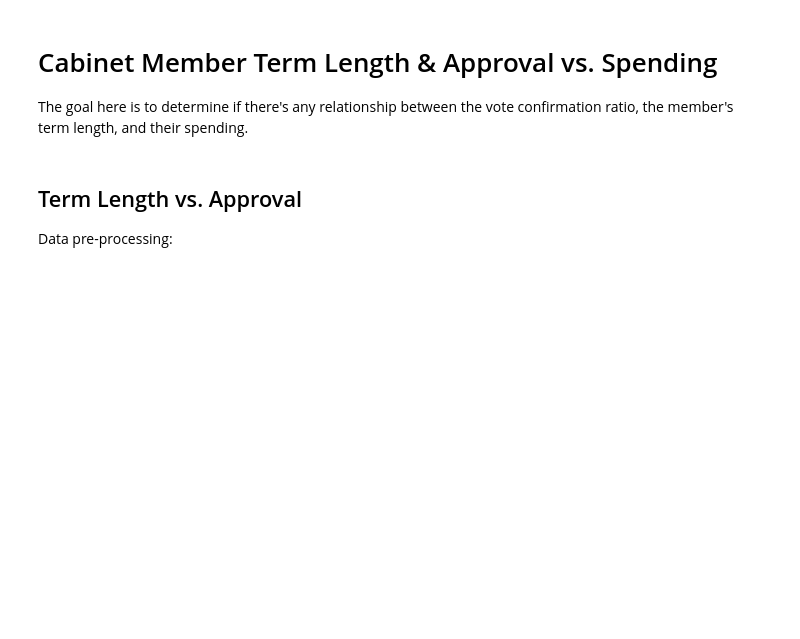
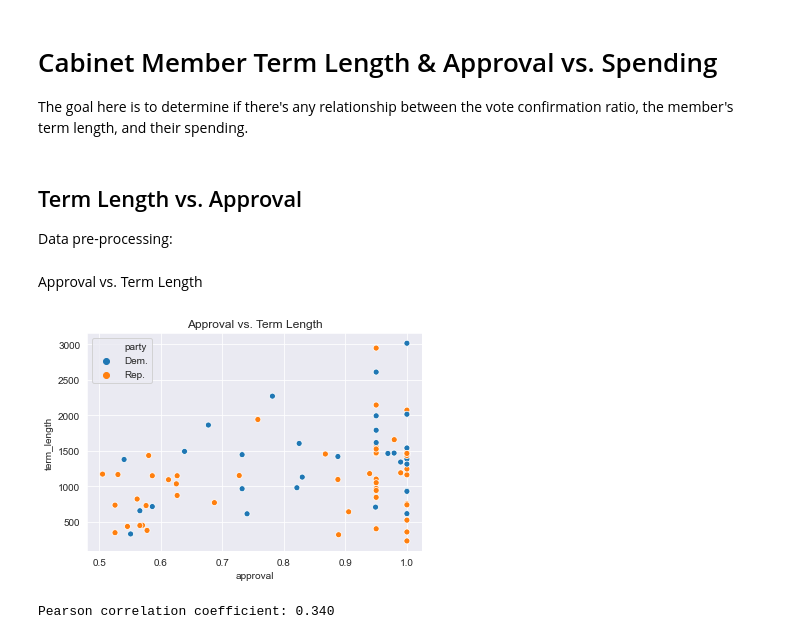
Before and after one commit to C7C8/ds3001-critter-analysis, a Jupyter notebook: notebooks/cabinet-term-length-approval-spending.ipynb, the cells around one changed output. Saved outputs shown, nothing was run; the diff lists cells and outputs as text; code cells hidden in the pictures; blank space fills up the shorter version.

Commit message:
Populate cabinet-term-length-approval-spending notebook

```diff
--- a/notebooks/cabinet-term-length-approval-spending.ipynb
+++ b/notebooks/cabinet-term-length-approval-spending.ipynb
@@ -31,8 +31,24 @@ df.votes_for[nulls] = 95
 df.votes_against[nulls] = 5
 
 # Adjust party to 1 vs. -1 scale
-df.party[df.party != "Barack Obama"] = -1
-df.party[df.party == "Barack Obama"] = 1
+df["party"][df.party != "Barack Obama"] = -1.0
+df["party"][df.party == "Barack Obama"] = 1.0
 
 # Add approval ratio
 df["approval"] = df.votes_for / (df.votes_for + df.votes_against)
+# %% [markdown]
+Approval vs. Term Length
+# %%
+from matplotlib import pyplot as plt
+import seaborn as sns
+
+sns.set_style("darkgrid")
+
+plot = sns.scatterplot(x=df.approval, y=df.term_length, hue=df.party.map({-1: "Rep.", 1: "Dem."}))
+plot.set_title("Approval vs. Term Length")
+plt.show()
+
+print("Pearson correlation coefficient: {:.3f}".format(df.approval.corr(df.term_length)))
+# %% [output]
+[figure, added]
+Pearson correlation coefficient: 0.340
```
Also changed, not shown: parts of 13 cells of this notebook.
